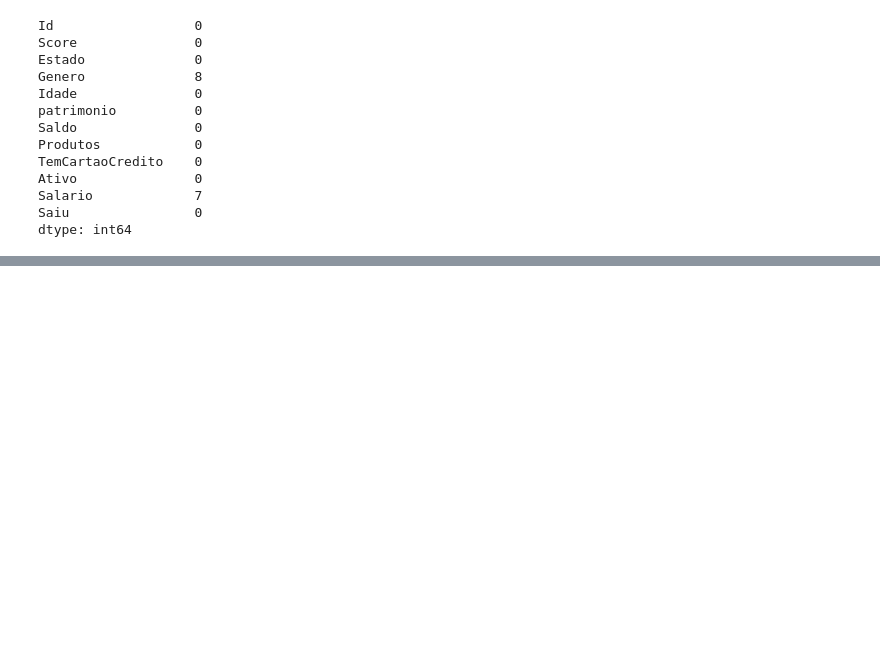
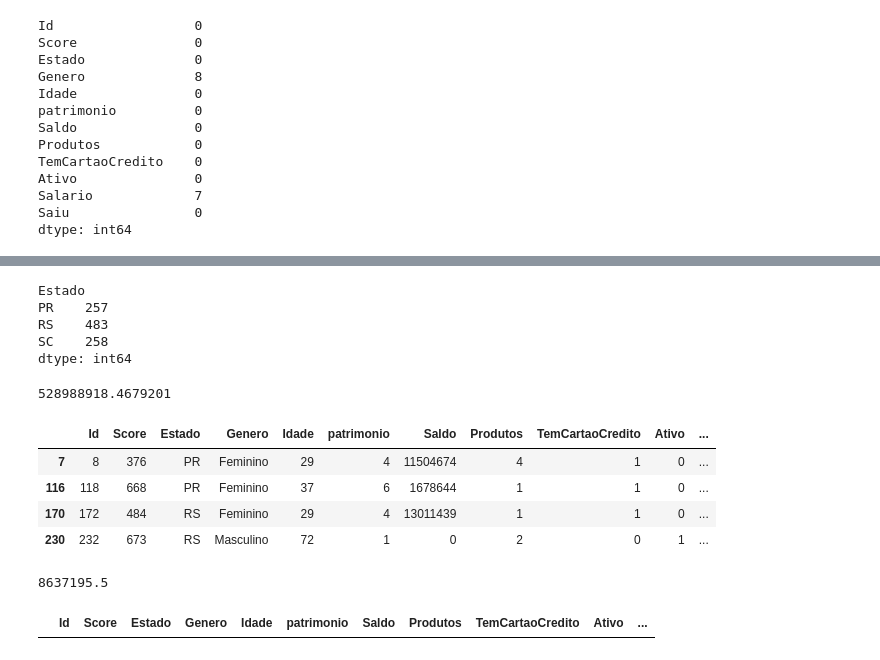
Before and after one commit to Gugonunes/Formacao-Cientista-de-Dados, a Jupyter notebook: 1-Limpeza-e-Tratamento-de-Dados/limpeza_e_tratamento.ipynb, the cells around one changed output, grey strips where cells are left out. Saved outputs shown, nothing was run; the diff lists cells and outputs as text; code cells hidden in the pictures; blank space fills up the shorter version.

Commit message:
finalizando tratamento de dados

```diff
--- a/1-Limpeza-e-Tratamento-de-Dados/limpeza_e_tratamento.ipynb
+++ b/1-Limpeza-e-Tratamento-de-Dados/limpeza_e_tratamento.ipynb
@@ -212,0 +304,3 @@ dtype: int64
+# %%
+#fazendo a substituição de ajuste
+dataset.loc[(dataset['Idade'] < 0) | (dataset['Idade'] > 120), 'Idade'] = mediana
@@ -212,0 +319,5 @@ dtype: int64
+# %%
+#excluindo dados repetidos pelo id
+dataset.drop_duplicates(subset='Id', keep='first', inplace=True)
+#verificando o resultado
+dataset[dataset.duplicated(['Id'], keep=False)]
@@ -212,0 +339,40 @@ dtype: int64
+# %%
+#atribuindo a moda
+dataset.loc[dataset['Estado'].isin(['RP', 'SP', 'TD']), 'Estado'] = 'RS'
+agrupado = dataset.groupby(['Estado']).size()
+agrupado
+# %% [output]
+Estado
+PR    257
+RS    483
+SC    258
+dtype: int64
+# %%
+#outliers no salário, consideraremos 2 desvios padrão
+desvio = sts.stdev(dataset['Salario'])
+desvio
+# %% [output]
+528988918.4679201
+# %%
+#definir padrão como maior que 2 desvios
+#checamos se algum atende ao criterio
+dataset.loc[dataset['Salario'] >= 2 * desvio]
+# %% [output]
+|  | Id | Score | Estado | Genero | Idade | patrimonio | Saldo | Produtos | TemCartaoCredito | Ativo | ... |
+| 7 | 8 | 376 | PR | Feminino | 29 | 4 | 11504674 | 4 | 1 | 0 | ... |
+| 116 | 118 | 668 | PR | Feminino | 37 | 6 | 1678644 | 1 | 1 | 0 | ... |
+| 170 | 172 | 484 | RS | Feminino | 29 | 4 | 13011439 | 1 | 1 | 0 | ... |
+| 230 | 232 | 673 | RS | Masculino | 72 | 1 | 0 | 2 | 0 | 1 | ... |
+# %%
+#vamos substituir esses salários pela mediana
+mediana = sts.median(dataset['Salario'])
+mediana
+# %% [output]
+8637195.5
+# %%
+#substituindo
+dataset.loc[dataset['Salario'] >= 2 * desvio, 'Salario'] = mediana
+#checando o resultado
+dataset.loc[dataset['Salario'] >= 2 * desvio]
+# %% [output]
+|  | Id | Score | Estado | Genero | Idade | patrimonio | Saldo | Produtos | TemCartaoCredito | Ativo | ... |
```
Also changed, not shown: parts of 19 cells of this notebook.
